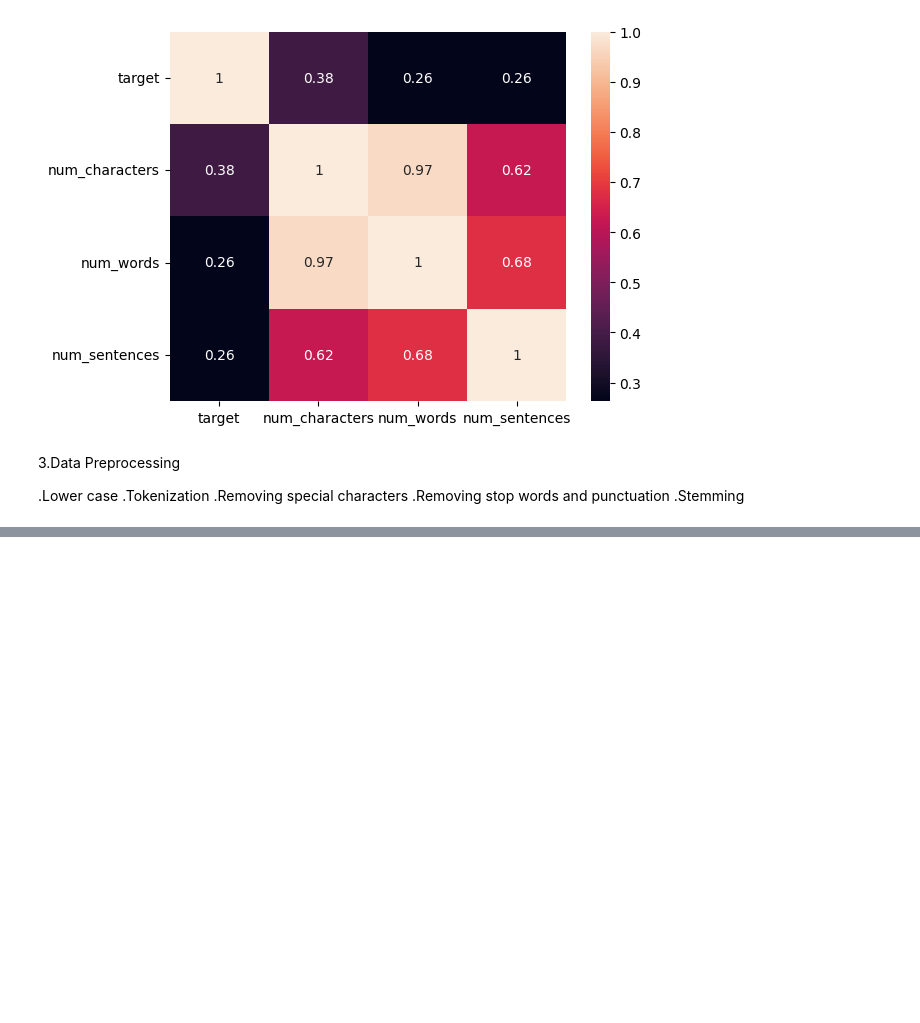
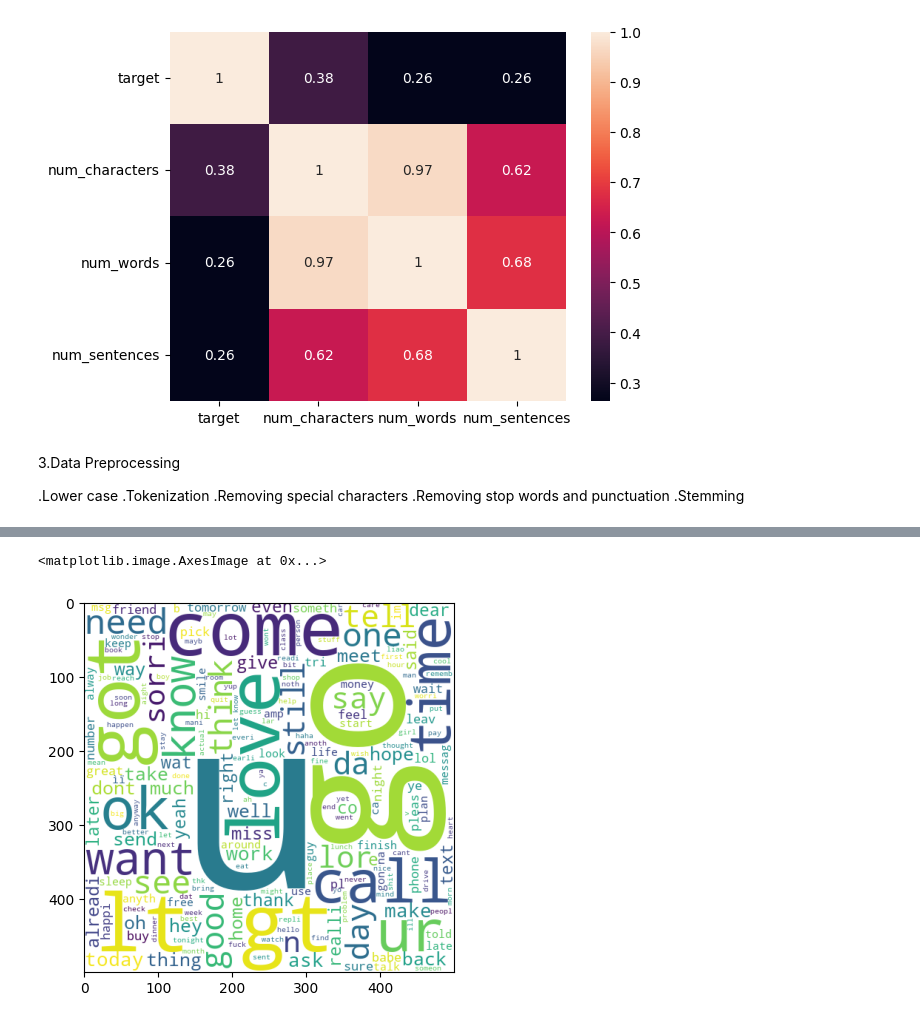
Before and after one commit to Khadijakhalil1/AI-Machine-Learning, a Jupyter notebook: ML_projects/spam_detection_SMS/spam_detection.ipynb, the cells around one changed output, grey strips where cells are left out. Cells and saved outputs as stored; diff of their text form; code cells hidden in the pictures; blank space fills up the shorter version.

```diff
--- a/ML_projects/spam_detection_SMS/spam_detection.ipynb
+++ b/ML_projects/spam_detection_SMS/spam_detection.ipynb
@@ -290,0 +378,6 @@ def transform_text(text):
+# %%
+plt.Figure(figsize=(15,6))
+plt.imshow(spam_wc)
+# %% [output]
+<matplotlib.image.AxesImage at 0x...>
+[figure, added]
```
Also changed, not shown: parts of 38 cells of this notebook.
